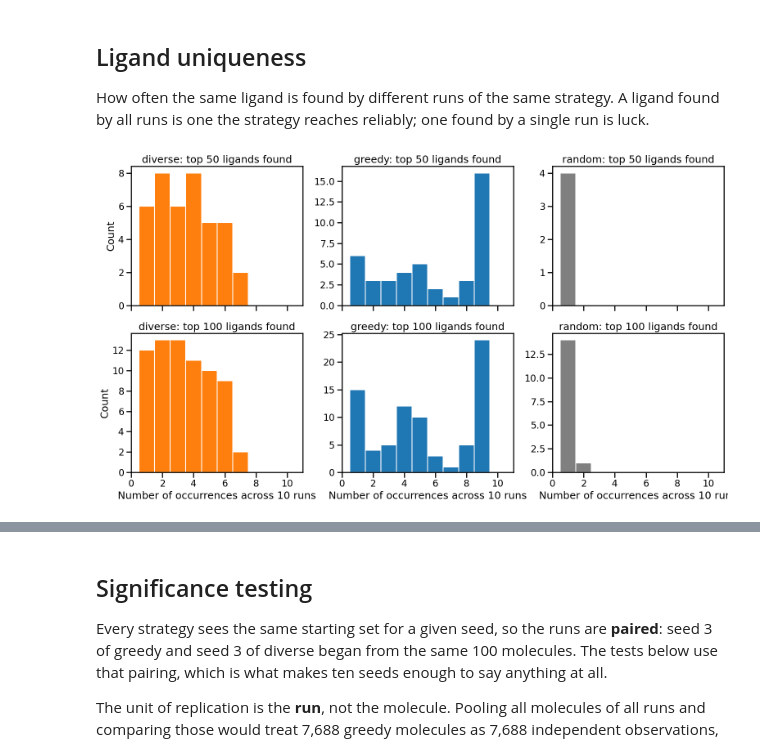
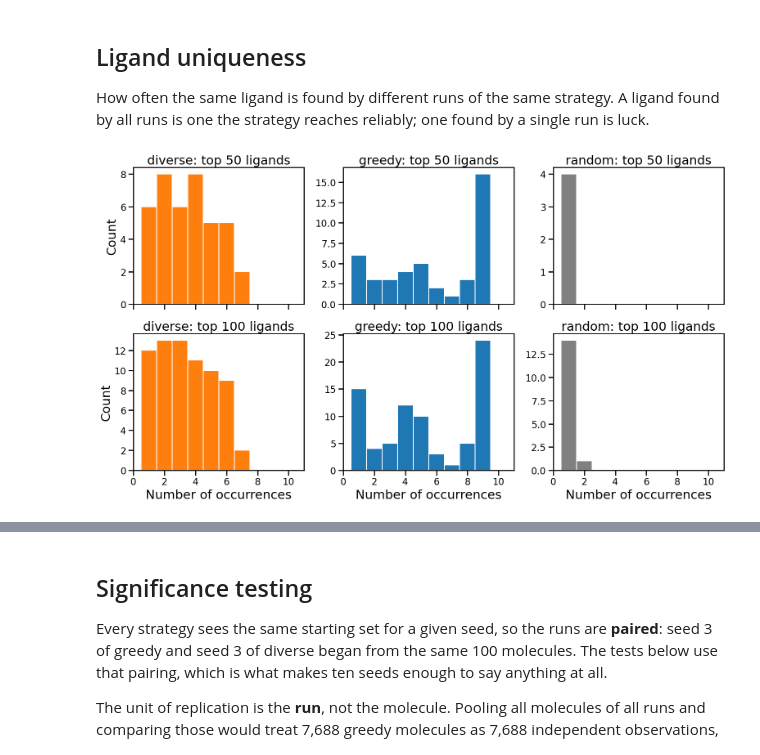
Before and after one commit to volkamerlab/KinaseActiveLearning, a Jupyter notebook: notebooks/binding_affinity_stability_init100.ipynb, the cells around one changed output, grey strips where cells are left out. Saved outputs shown, nothing was run; the diff lists cells and outputs as text; code cells hidden in the pictures.

```diff
--- a/notebooks/binding_affinity_stability_init100.ipynb
+++ b/notebooks/binding_affinity_stability_init100.ipynb
@@ -150,15 +139,3 @@ summary
 # %% [markdown]
 The standard deviation is what this notebook is about: a strategy that is better on average
 but swings wildly between seeds is harder to rely on than a steadier one.
-# %%
-fig, axes = plt.subplots(1, len(TOP_NUMS), figsize=(16, 5.5))
-for ax, k in zip(axes, TOP_NUMS):
-    sns.boxplot(data=recovery_df, x="strategy", y=f"top{k}", order=STRATEGIES,
-                palette=[COLORS[s] for s in STRATEGIES], ax=ax, width=0.5, fliersize=0)
-    sns.stripplot(data=recovery_df, x="strategy", y=f"top{k}", order=STRATEGIES,
-                  color="black", size=7, ax=ax)
-    ax.set_title(f"top {k} found")
-    ax.set_ylabel(f"of {k}" if ax is axes[0] else "")
-    ax.set_xlabel("")
-plt.tight_layout()
-plt.show()
@@ -302,7 +278,7 @@ for strategy in STRATEGIES:
                     marker="o", markersize=4, linewidth=2)
 
     for ax, k in zip(axes[1:], TOP_NUMS):
-        ax.text(0.99, 0.98, f"mean of {len(finals[k][STRATEGIES[0]])} runs",
+        ax.text(0.99, 0.98, f"Mean of {len(finals[k][STRATEGIES[0]])} runs",
                 transform=ax.transAxes, ha="right", va="top",
                 fontsize=12, color="0.3")
         for row, strategy in enumerate(STRATEGIES, start=1):
@@ -314,7 +290,7 @@ for strategy in STRATEGIES:
                     transform=ax.transAxes, ha="right", va="top",
                     fontsize=13, fontweight="bold", color=COLORS[strategy])
 
-axes[0].set_ylabel("Predicted binding affinity [pIC50]")
+axes[0].set_ylabel("Predicted affinity [pIC50]")
 #axes[0].legend(title="Strategy")
 axes[1].set_ylabel(f"Top {TOP_NUMS[0]} accuracy")
 axes[1].set_ylim(-0.02, 1)
@@ -340,31 +429,31 @@ by all runs is one the strategy reaches reliably; one found by a single run is l
 # %%
 n_runs = max(len(by_seed) for by_seed in runs.values())
 unique_per_strategy = {
     strategy: pd.concat([df.drop_duplicates(subset="frag_ids") for df in by_seed.values()])
     for strategy, by_seed in runs.items()
 }
 
 bins = np.arange(0.5, n_runs + 1.5, 1)
 fig, axes = plt.subplots(2, len(STRATEGIES), figsize=(16, 9), sharex=True)
 
 for col, strategy in enumerate(STRATEGIES):
     merged = unique_per_strategy[strategy]
     counts_top50 = merged[merged.frag_ids.isin(top_sets[50])]["frag_ids"].value_counts()
     counts_top100 = merged[merged.frag_ids.isin(top_sets[100])]["frag_ids"].value_counts()
 
     axes[0][col].hist(counts_top50, bins=bins, color=COLORS[strategy], edgecolor="white")
-    axes[0][col].set_title(f"{strategy}: top 50 ligands found")
+    axes[0][col].set_title(f"{strategy}: top 50 ligands", fontsize=22)
     axes[1][col].hist(counts_top100, bins=bins, color=COLORS[strategy], edgecolor="white")
-    axes[1][col].set_title(f"{strategy}: top 100 ligands found")
-    axes[1][col].set_xlabel(f"Number of occurrences across {n_runs} runs")
+    axes[1][col].set_title(f"{strategy}: top 100 ligands", fontsize=22)
+    axes[1][col].set_xlabel(f"Number of occurrences", fontsize=22)
 
-axes[0][0].set_ylabel("Count")
-axes[1][0].set_ylabel("Count")
+axes[0][0].set_ylabel("Count", fontsize=22)
+axes[1][0].set_ylabel("Count", fontsize=22)
 plt.tight_layout()
 plt.savefig(FIGURE_FOLDER / "uniqueness_init100.svg", format="svg")
 plt.show()
 # %% [output]
-[figure, old version]
+[figure, new version]
 # %%
 rows = []
 for strategy, merged in unique_per_strategy.items():
```
Also changed, not shown: parts of 9 cells of this notebook, 4 other files.
